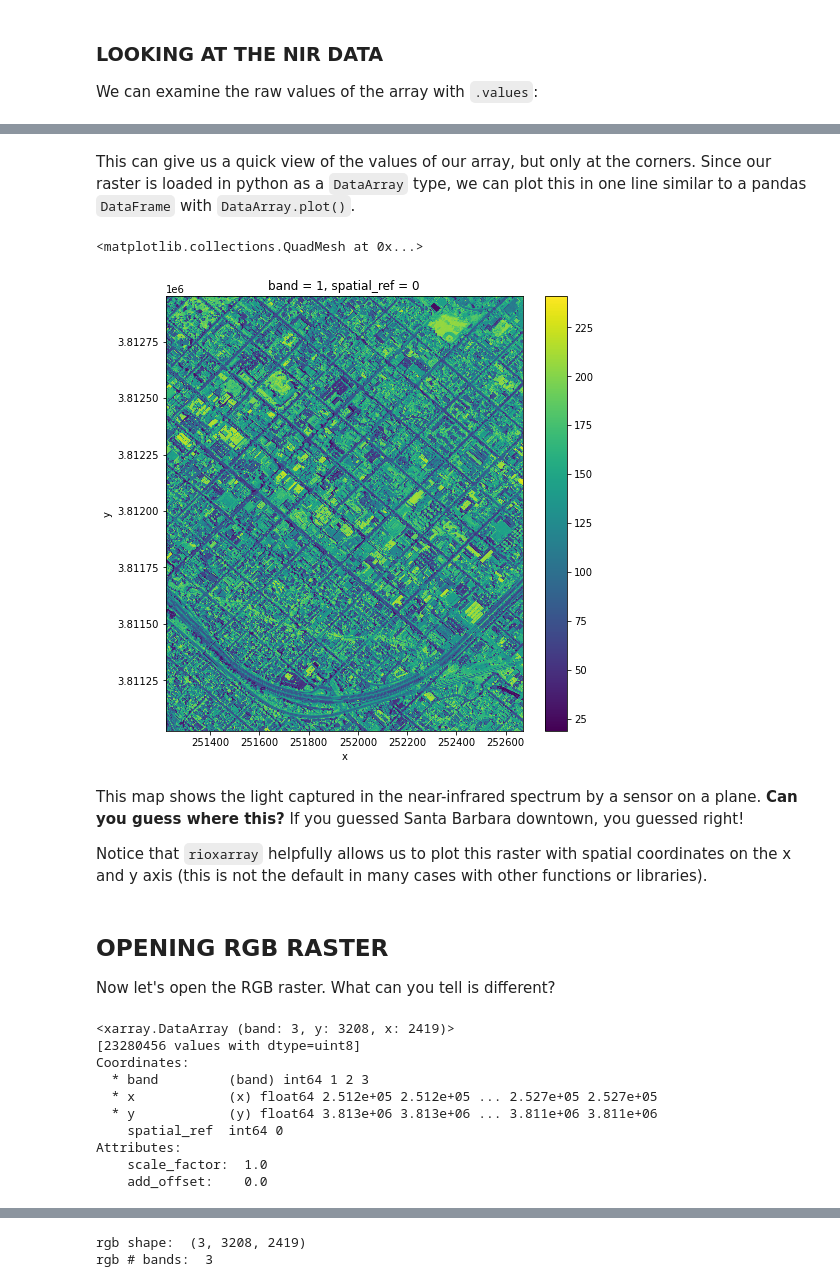
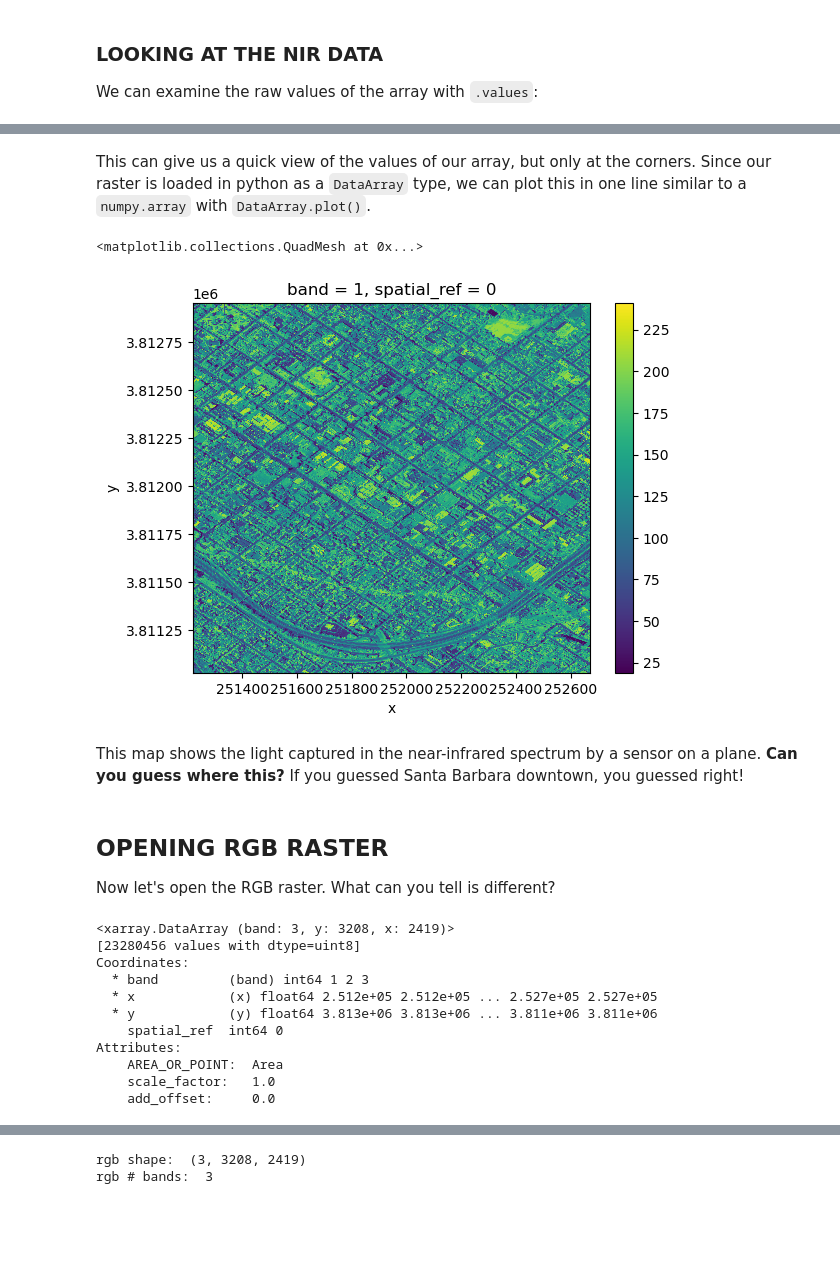
Before and after one commit to carmengg/eds-220-book, a Jupyter notebook: drafts-lectures/full_raster_notebook.ipynb, the cells around one changed output, grey strips where cells are left out. Saved outputs shown, nothing was run; the diff lists cells and outputs as text; code cells hidden in the pictures; blank space fills up the shorter version.

```diff
--- a/drafts-lectures/full_raster_notebook.ipynb
+++ b/drafts-lectures/full_raster_notebook.ipynb
@@ -136,6 +120,6 @@ CRS:  EPSG:26911
 # %% [markdown]
 Lots of useful information there! Notice the shape of the array is (1,6111,4702). The first number is telling us this raster has a single band. We don't really need to keep track of this single band, which is making the array unnecessarily three-dimensional. So we will drop that band:
 # %%
-print('original shape: ', nir.shape)
-nir = nir.squeeze()
-print('squeezed shape: ', nir.shape)
+# print('original shape: ', nir.shape)
+# nir = nir.squeeze()
+# print('squeezed shape: ', nir.shape)
@@ -160,20 +141,18 @@ array([[167, 164, 161, ..., 147, 152, 151],
 # %% [markdown]
-This can give us a quick view of the values of our array, but only at the corners. Since our raster is loaded in python as a `DataArray` type, we can plot this in one line similar to a pandas `DataFrame` with `DataArray.plot()`.
+This can give us a quick view of the values of our array, but only at the corners. Since our raster is loaded in python as a `DataArray` type, we can plot this in one line similar to a `numpy.array` with `DataArray.plot()`.
 # %%
-nir.plot(figsize=(8,8))
+nir.plot()
 # %% [output]
 <matplotlib.collections.QuadMesh at 0x...>
-[figure, old version]
+[figure, new version]
 # %% [markdown]
 This map shows the light captured in the near-infrared spectrum by a sensor on a plane. **Can you guess where this?** If you guessed Santa Barbara downtown, you guessed right!
-
-Notice that `rioxarray` helpfully allows us to plot this raster with spatial coordinates on the x and y axis (this is not the default in many cases with other functions or libraries).
 # %% [markdown]
 ## OPENING RGB RASTER
 
 Now let's open the RGB raster. What can you tell is different?
 # %%
-rgb_fp = "rgb.tif"
+rgb_fp = os.path.join(os.getcwd(),'data','downtown-sb-split-naip','rgb.tif')
 
 rgb = rioxr.open_rasterio(rgb_fp)
 rgb
@@ -186,6 +165,7 @@ Coordinates:
   * y            (y) float64 3.813e+06 3.813e+06 ... 3.811e+06 3.811e+06
     spatial_ref  int64 0
 Attributes:
-    scale_factor:  1.0
-    add_offset:    0.0
+    AREA_OR_POINT:  Area
+    scale_factor:   1.0
+    add_offset:     0.0
 # %% [markdown]
```
Also changed, not shown: parts of 18 cells of this notebook, 2 other files.
